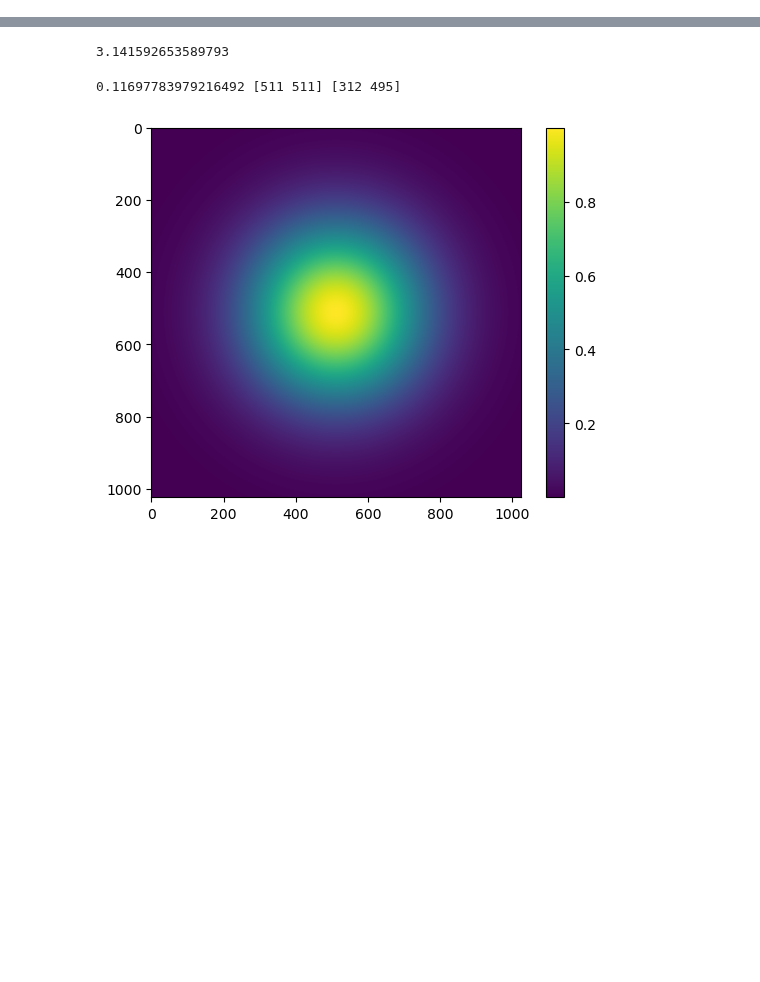
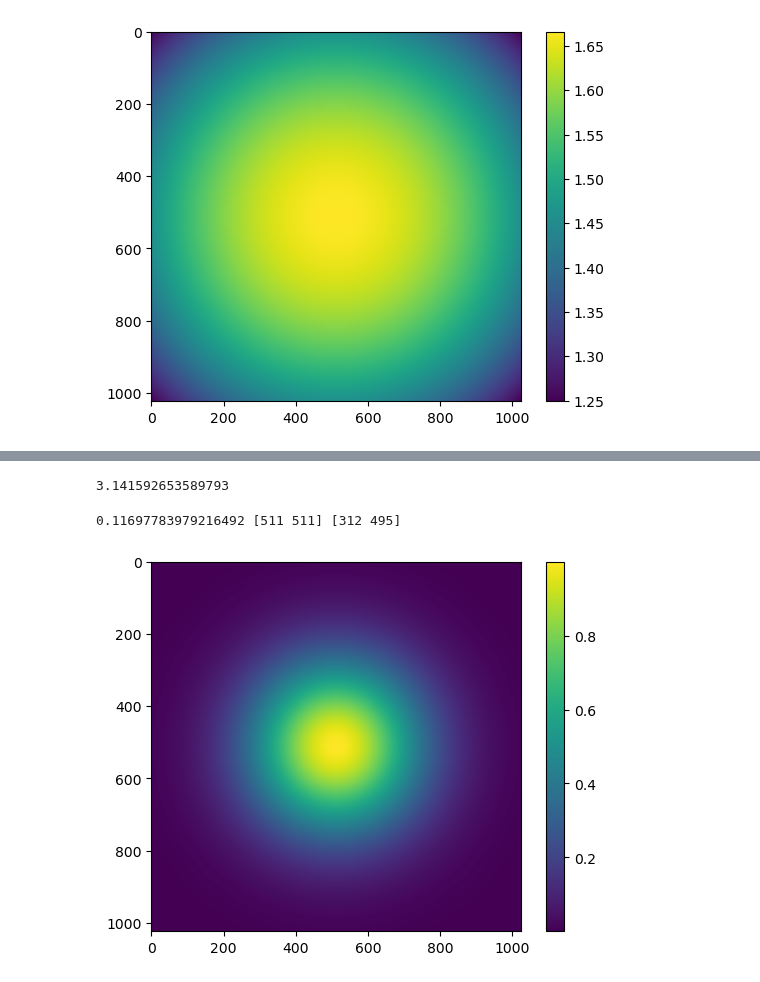
Before and after one commit to kskarthiksk/gaussian_duct_1, a Jupyter notebook: graph.ipynb, the cells around one changed output, grey strips where cells are left out. Cells and saved outputs as stored; diff of their text form; code cells hidden in the pictures; blank space fills up the shorter version.

```diff
--- a/graph.ipynb
+++ b/graph.ipynb
@@ -2,3 +2,17 @@
 import numpy as np
 import pandas as pd
 import matplotlib.pyplot as plt
+# %%
+n0 = 1.666
+n2 = 1.291**2
+length = 1024
+width = 1
+x = np.linspace(-width/2, width/2, length)
+y = np.linspace(-width/2, width/2, length)
+xx, yy = np.meshgrid(x,y)
+n = n0 - 0.5 * n2 * (xx*xx + yy*yy)
+plt.imshow(n)
+plt.colorbar()
+plt.show()
+# %% [output]
+[figure, added]
```
Also changed, not shown: parts of 41 cells of this notebook, 7 other files.
